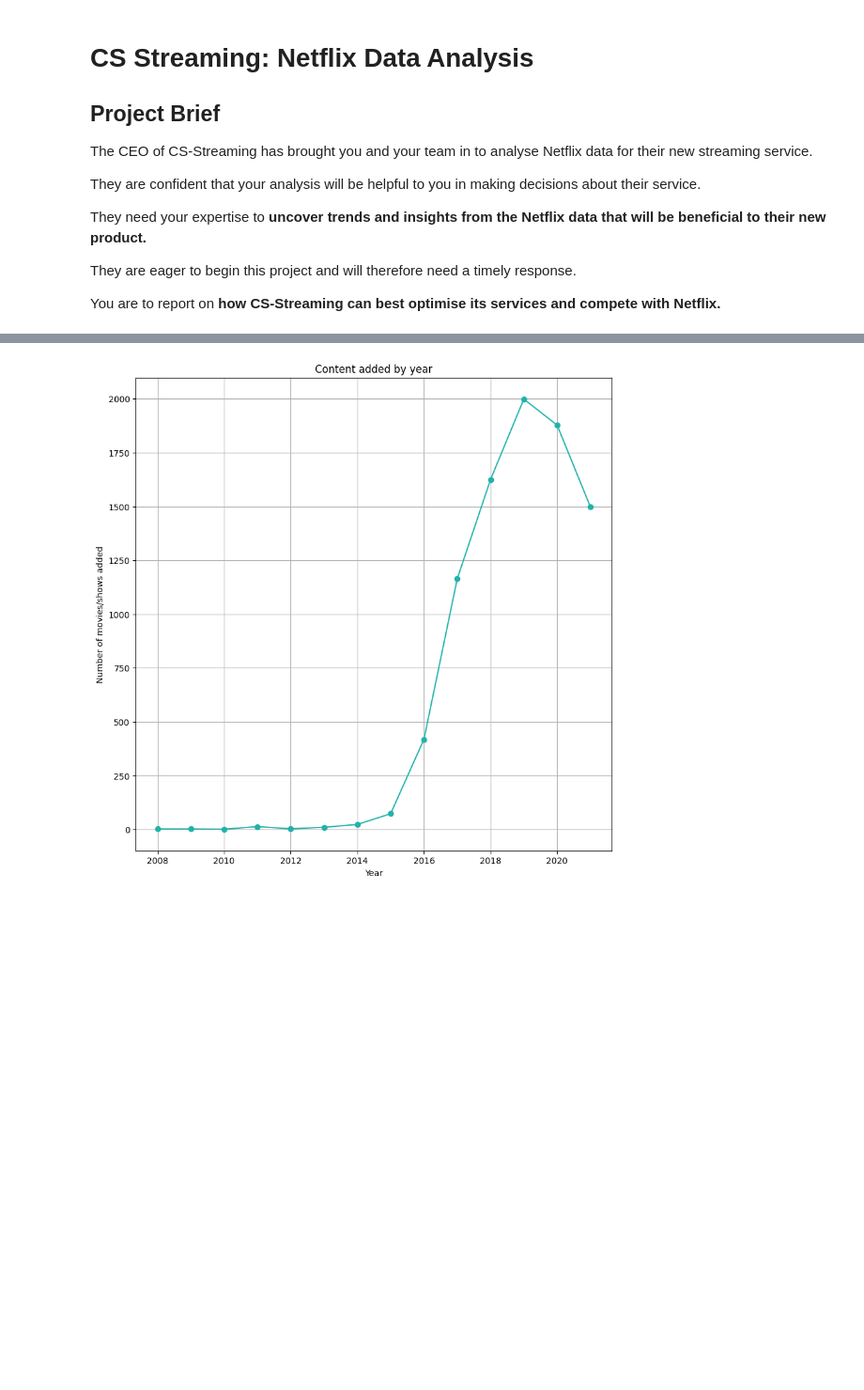
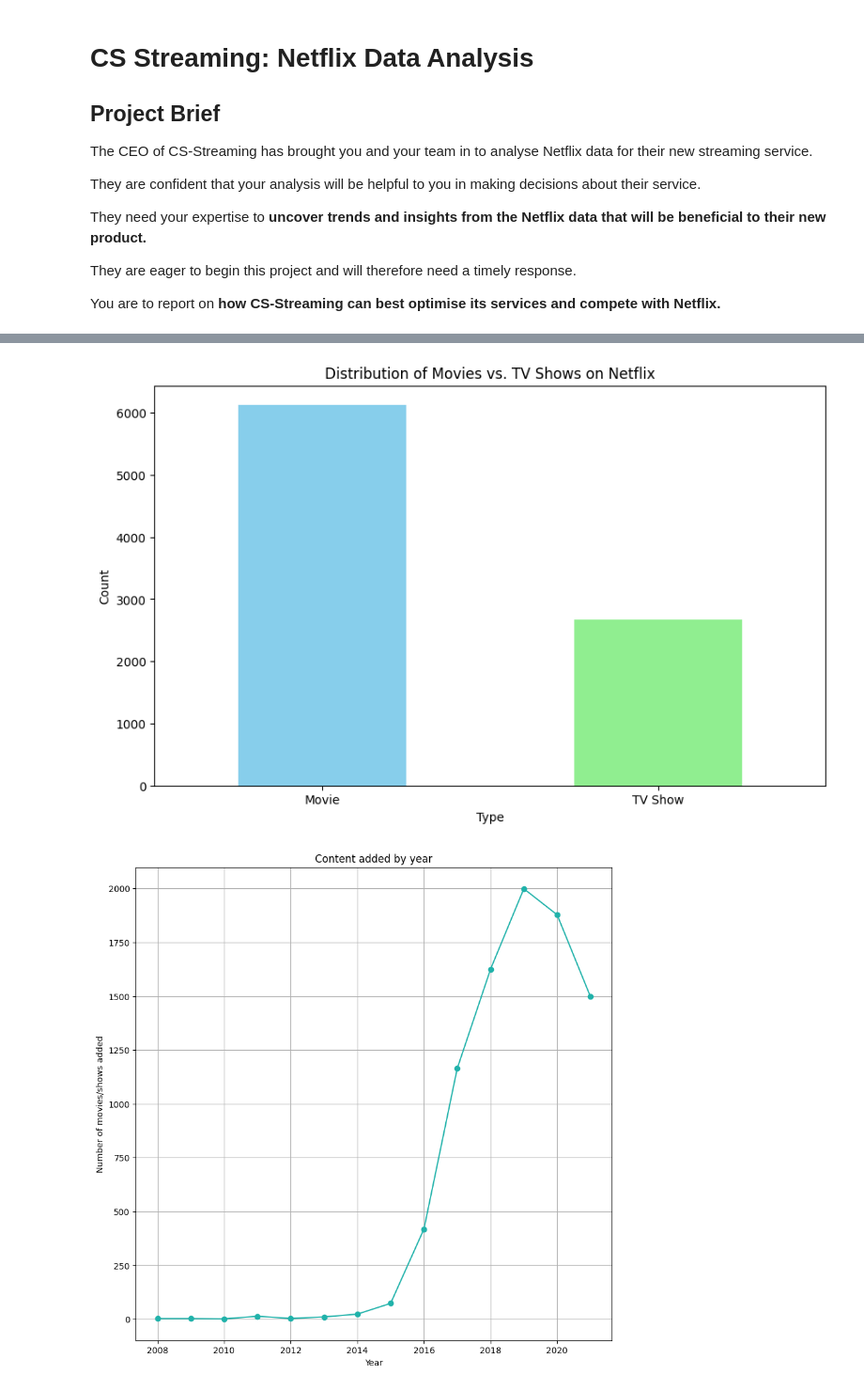
Before and after one commit to joannadev/cs-streaming-hackathon, a Jupyter notebook: notebooks/CSstreaming.ipynb, the cells around one changed output, grey strips where cells are left out. Shown at 94% size. Saved outputs shown, nothing was run; the diff lists cells and outputs as text; code cells hidden in the pictures; blank space fills up the shorter version.

```diff
--- a/notebooks/CSstreaming.ipynb
+++ b/notebooks/CSstreaming.ipynb
@@ -12,3 +12,8 @@ They need your expertise to **uncover trends and insights from the Netflix data
 They are eager to begin this project and will therefore need a timely response.
 
 You are to report on **how CS-Streaming can best optimise its services and compete with Netflix.**
+# %%
+import pandas as pd
+from collections import Counter
+import matplotlib.pyplot as plt
+df = pd.read_csv('/workspaces/cs-streaming-hackathon/data/netflix_titles.csv')
@@ -14,0 +36,7 @@ You are to report on **how CS-Streaming can best optimise its services and compe
+# %%
+#converts date to string
+df['date_added'] = df['date_added'].str.replace(r',', '', regex=True)
+# %%
+#converts date to date time
+df['date_added'] = pd.to_datetime(df['date_added'], format='%B %d %Y', errors='coerce')
+df['date_added']
@@ -15,3 +56,15 @@ You are to report on **how CS-Streaming can best optimise its services and compe
+# %%
+#distribution of movies vs tv shows chart
+type_counts = df['type'].value_counts()
+plt.figure(figsize=(10, 6))
+type_counts.plot(kind='bar', color=['skyblue', 'lightgreen'])
+plt.title('Distribution of Movies vs. TV Shows on Netflix')
+plt.xlabel('Type')
+plt.ylabel('Count')
+plt.xticks(rotation=0)
+plt.show()
+# %% [output]
+[figure, added]
 # %%
 #content added by year graph
 df['year_added'] = df['date_added'].dt.year
```
Also changed, not shown: parts of 2 cells of this notebook.
